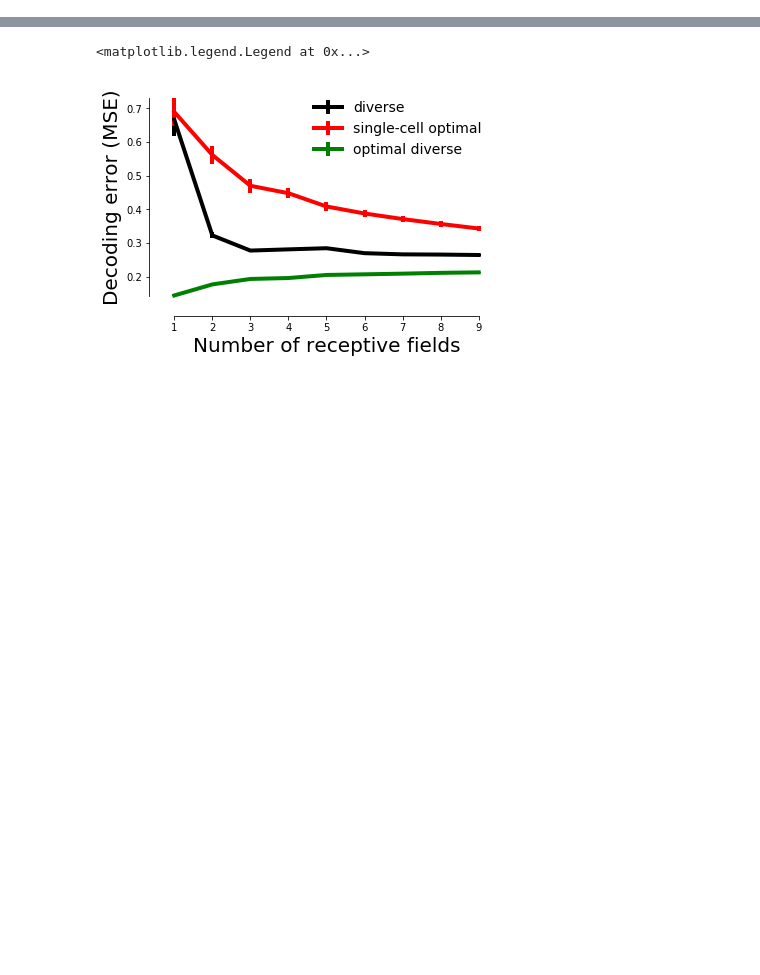
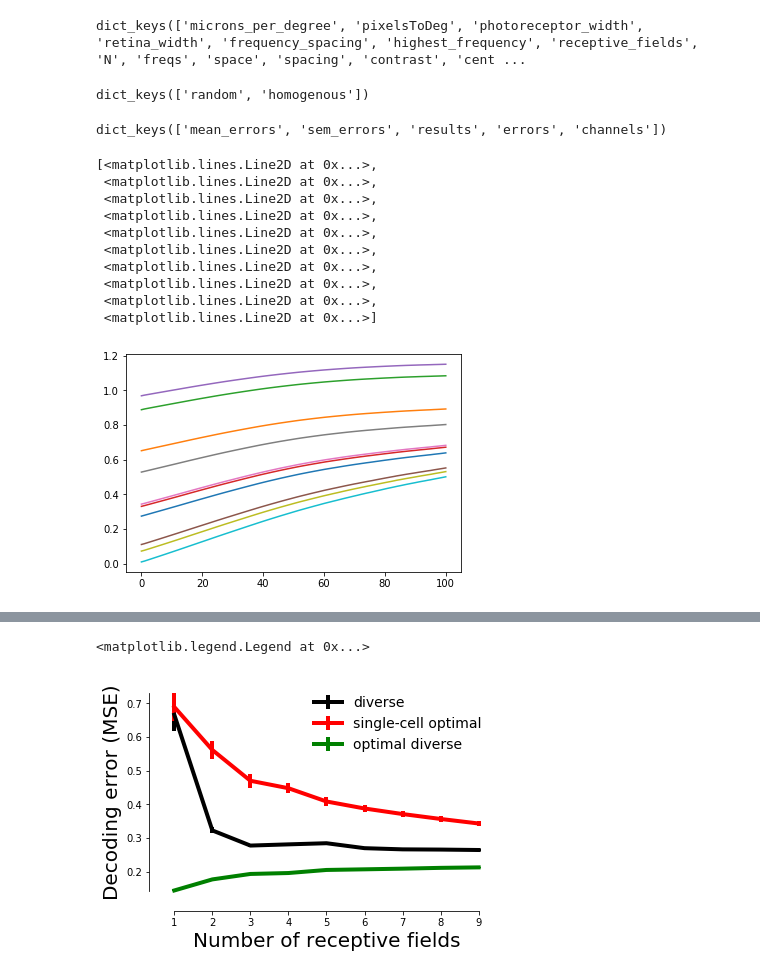
Before and after one commit to lmcintosh/ipython-notebooks, a Jupyter notebook: baccuslab/2017 10-10 Surround revisions.ipynb, the cells around one changed output, grey strips where cells are left out. Drawn from its saved outputs; the diff is of its cells as text; code cells hidden in the pictures; blank space fills up the shorter version.

```diff
--- a/baccuslab/2017 10-10 Surround revisions.ipynb
+++ b/baccuslab/2017 10-10 Surround revisions.ipynb
@@ -40,3 +40,32 @@ from matplotlib.ticker import MultipleLocator, FormatStrFormatter
 # see http://stackoverflow.com/questions/1907993/autoreload-of-modules-in-ipython
 %load_ext autoreload
 %autoreload 2
+# %%
+constants = np.load('2017_10_9_diversity_constants.npy').item()
+both_results = np.load('2017_10_9_diversity_both_results.npy').item()
+# %%
+constants.keys()
+# %% [output]
+dict_keys(['microns_per_degree', 'pixelsToDeg', 'photoreceptor_width', 'retina_width', 'frequency_spacing', 'highest_frequency', 'receptive_fields', 'N', 'freqs', 'space', 'spacing', 'contrast', 'cent ...
+# %%
+both_results.keys()
+# %% [output]
+dict_keys(['random', 'homogenous'])
+# %%
+both_results['random'].keys()
+# %% [output]
+dict_keys(['mean_errors', 'sem_errors', 'results', 'errors', 'channels'])
+# %%
+plt.plot(np.stack(both_results['random']['results'][-1]['hw']))
+# %% [output]
+[<matplotlib.lines.Line2D at 0x...>,
+ <matplotlib.lines.Line2D at 0x...>,
+ <matplotlib.lines.Line2D at 0x...>,
+ <matplotlib.lines.Line2D at 0x...>,
+ <matplotlib.lines.Line2D at 0x...>,
+ <matplotlib.lines.Line2D at 0x...>,
+ <matplotlib.lines.Line2D at 0x...>,
+ <matplotlib.lines.Line2D at 0x...>,
+ <matplotlib.lines.Line2D at 0x...>,
+ <matplotlib.lines.Line2D at 0x...>]
+[figure, added]
```
Also changed, not shown: parts of 109 cells of this notebook.
